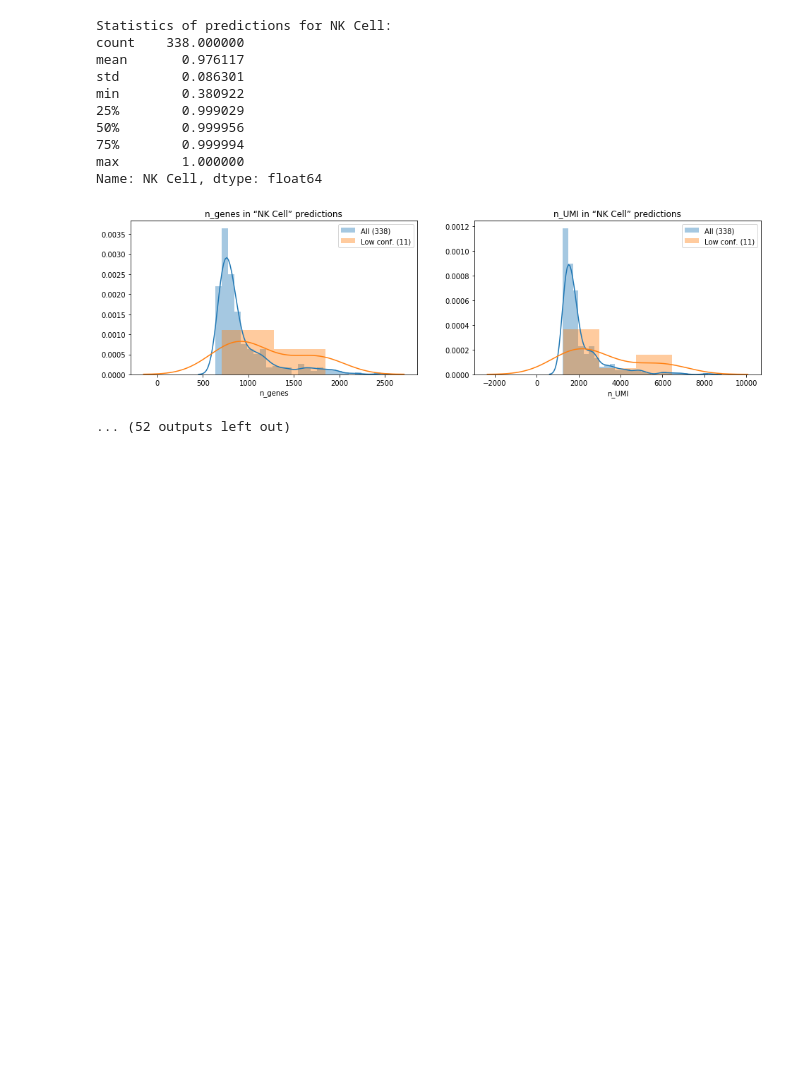
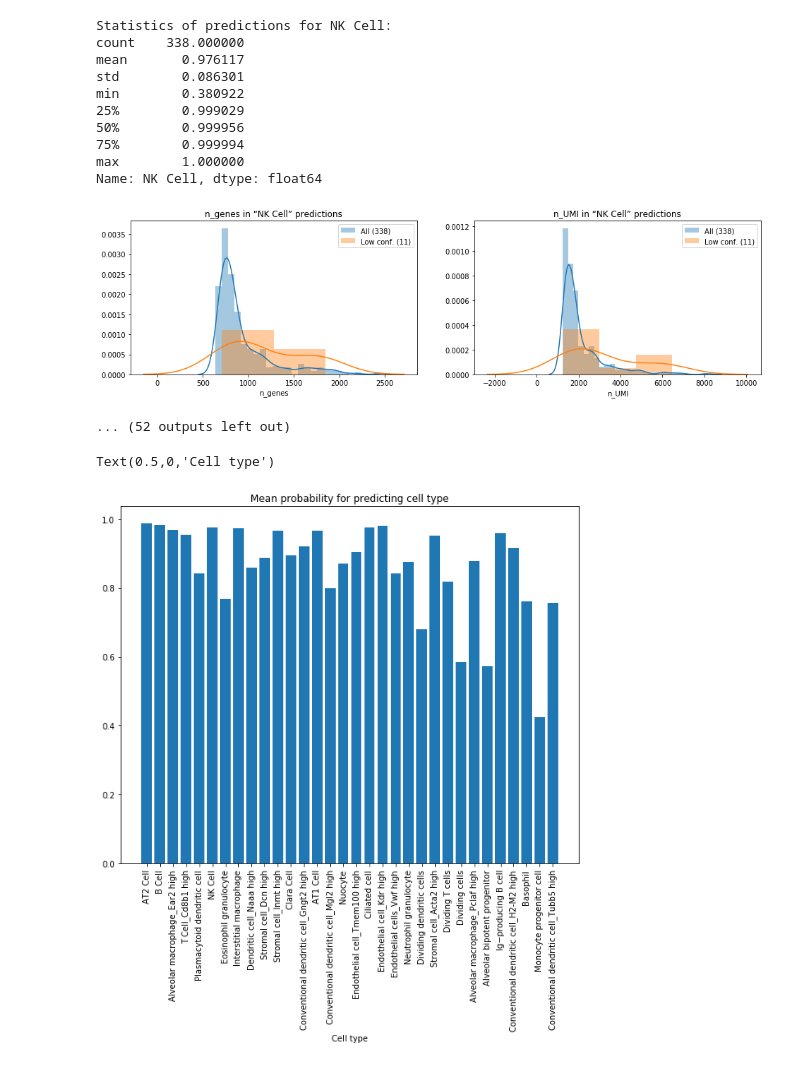
Before and after one commit to mxposed/sickle, a Jupyter notebook: 05-catboost-mca/best_model_analysis.ipynb, the cells around one changed output. Saved outputs shown, nothing was run; the diff lists cells and outputs as text; code cells hidden in the pictures; blank space fills up the shorter version.

Commit message:
MCA best model for SC01: plot mean probs and populations for clusters

```diff
--- a/05-catboost-mca/best_model_analysis.ipynb
+++ b/05-catboost-mca/best_model_analysis.ipynb
@@ -133,3 +133,19 @@ max        1.000000
 Name: NK Cell, dtype: float64
 [figure]
 ... (52 outputs left out)
+# %%
+ct_means = []
+ct_counts = []
+for column in sc01p.columns:
+    cell_type = sc01p.loc[preds == column, column]
+    ct_means.append(cell_type.mean())
+    ct_counts.append(len(cell_type))
+ct_counts = pd.Series(ct_counts)
+plt.figure(figsize=(10,8))
+plt.bar(sc01p.columns, ct_means)
+plt.xticks(rotation='vertical')
+plt.title('Mean probability for predicting cell type')
+plt.xlabel('Cell type')
+# %% [output]
+Text(0.5,0,'Cell type')
+[figure, added]
```
Also changed, not shown: parts of 1 cell of this notebook.
